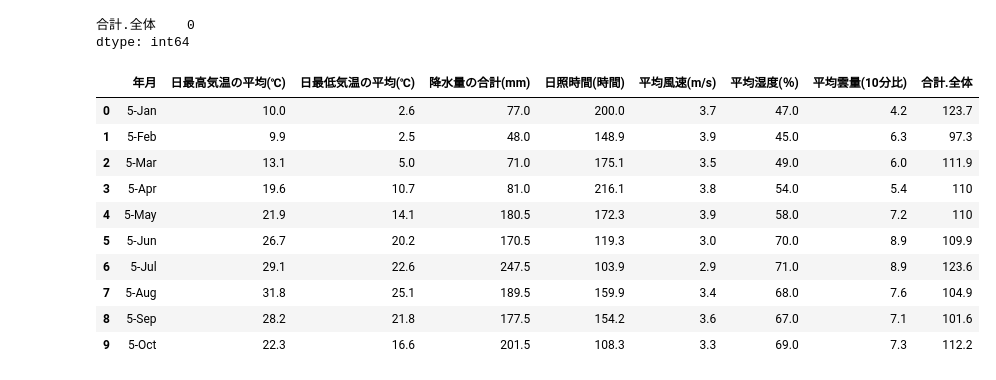
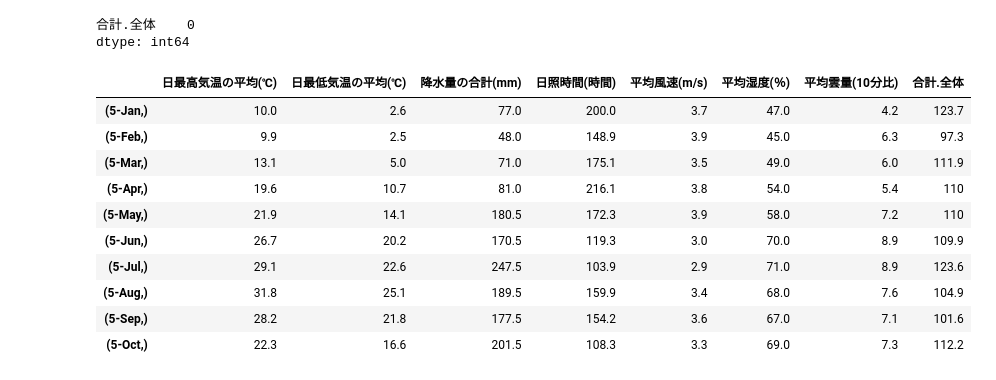
Before and after one commit to Udon-datascience/opendata_analysis, a Jupyter notebook: correl_clothes/correl_clothes.ipynb, the cells around one changed output. Saved outputs shown, nothing was run; the diff lists cells and outputs as text; code cells hidden in the pictures.

```diff
--- a/correl_clothes/correl_clothes.ipynb
+++ b/correl_clothes/correl_clothes.ipynb
@@ -26,13 +27,11 @@ Please update conda by running
     $ conda update -n base -c defaults conda
 # %%
 #データの読み込み
-
 df_x = pd.read_csv(r'C:\Users\natsu\myworks_for_GitHub\Python-machine-learning-study-log\opendata_analysis\datafiles\crimate_data.csv',encoding="cp932")
-df_t = pd.read_excel(r'C:\Users\natsu\myworks_for_GitHub\Python-machine-learning-study-log\opendata_analysis\datafiles\sales.xlsx')
-
+df_y = pd.read_excel(r'C:\Users\natsu\myworks_for_GitHub\Python-machine-learning-study-log\opendata_analysis\datafiles\sales.xlsx')
 
 display(df_x.head(7))
-display(df_t.head(7))
+display(df_y.head(7))
 # %% [output]
 |  | 年月 | 日最高気温の平均(℃) | 日最高気温の平均(℃).1 | 日最高気温の平均(℃).2 | 日最低気温の平均(℃) | 日最低気温の平均(℃).1 | 日最低気温の平均(℃).2 | ... |
 | 0 | NaN | NaN | 品質情報 | 均質番号 | NaN | 品質情報 | 均質番号 | ... |
@@ -139,9 +138,9 @@ display(df_x2.tail(10))
 #説明変数データの前処理
 # %%
 #説明変数の不要な行・列の削除
-#df_t2をデータ分析用のデータフレームとする
+#df_y2をデータ分析用のデータフレームとする
 
-df_t.columns=[
+df_y.columns=[
     '年月',
     '合計.全体','百貨店.全体','スーパー.全体',
     '合計.衣料品','百貨店.衣料品','スーパー.衣料品',
@@ -151,7 +150,7 @@ df_t.columns=[
 ]
 
 
-df_t2=df_t.copy()
+df_y2=df_y.copy()
 
 to_drop_t=['百貨店.全体','スーパー.全体',
     '合計.衣料品','百貨店.衣料品','スーパー.衣料品',
@@ -159,11 +158,11 @@ to_drop_t=['百貨店.全体','スーパー.全体',
     '合計.その他','百貨店.その他','スーパー.その他',
     'Month','Year'
 ]
-df_t2=df_t2.drop(to_drop_t,axis=1)
-df_t2=df_t2.drop(index=range(0,5),axis=0)
+df_y2=df_y2.drop(to_drop_t,axis=1)
+df_y2=df_y2.drop(index=range(0,5),axis=0)
 
-display(df_t2.head(10))
-display(df_t2.tail(10))
+display(df_y2.head(10))
+display(df_y2.tail(10))
 # %% [output]
 |  | 年月 | 合計.全体 |
 | 5 | 2005年1月 | 123.7 |
@@ -202,9 +201,9 @@ print(df_x2.shape)
 (256, 8)
 # %%
 #不要な行列の削除、欠損値の確認
-df_t2=df_t2.drop(columns=['年月'],axis=1)
+df_y2=df_y2.drop(columns=['年月'],axis=1)
 display(df_x2.isnull().sum())
-display(df_t2.isnull().sum())
+display(df_y2.isnull().sum())
 # %% [output]
 年月             0
 日最高気温の平均(℃)    0
@@ -220,22 +219,24 @@ dtype: int64
 # %%
 #データ分析用の、k,tを連結したデータフレーム df3の作成
 df_x2 = df_x2.reset_index(drop=True)
-df_t2 = df_t2.reset_index(drop=True)
+df_y2 = df_y2.reset_index(drop=True)
 
-df3 = pd.concat([df_x2, df_t2], axis=1)
-df3=pd.concat([df_x2,df_t2],axis=1)
+df3 = pd.concat([df_x2, df_y2], axis=1)
+df3=pd.concat([df_x2,df_y2],axis=1)
+df3.index=df3[['年月']]
+df3=df3.drop(columns=['年月'],axis=1)
 display(df3.head(10))
 # %% [output]
-|  | 年月 | 日最高気温の平均(℃) | 日最低気温の平均(℃) | 降水量の合計(mm) | 日照時間(時間) | 平均風速(m/s) | 平均湿度(％) | 平均雲量(10分比) | 合計.全体 |
-| 0 | 5-Jan | 10.0 | 2.6 | 77.0 | 200.0 | 3.7 | 47.0 | 4.2 | 123.7 |
-| 1 | 5-Feb | 9.9 | 2.5 | 48.0 | 148.9 | 3.9 | 45.0 | 6.3 | 97.3 |
-| 2 | 5-Mar | 13.1 | 5.0 | 71.0 | 175.1 | 3.5 | 49.0 | 6.0 | 111.9 |
-| 3 | 5-Apr | 19.6 | 10.7 | 81.0 | 216.1 | 3.8 | 54.0 | 5.4 | 110 |
-| 4 | 5-May | 21.9 | 14.1 | 180.5 | 172.3 | 3.9 | 58.0 | 7.2 | 110 |
-| 5 | 5-Jun | 26.7 | 20.2 | 170.5 | 119.3 | 3.0 | 70.0 | 8.9 | 109.9 |
-| 6 | 5-Jul | 29.1 | 22.6 | 247.5 | 103.9 | 2.9 | 71.0 | 8.9 | 123.6 |
-| 7 | 5-Aug | 31.8 | 25.1 | 189.5 | 159.9 | 3.4 | 68.0 | 7.6 | 104.9 |
-| 8 | 5-Sep | 28.2 | 21.8 | 177.5 | 154.2 | 3.6 | 67.0 | 7.1 | 101.6 |
-| 9 | 5-Oct | 22.3 | 16.6 | 201.5 | 108.3 | 3.3 | 69.0 | 7.3 | 112.2 |
+|  | 日最高気温の平均(℃) | 日最低気温の平均(℃) | 降水量の合計(mm) | 日照時間(時間) | 平均風速(m/s) | 平均湿度(％) | 平均雲量(10分比) | 合計.全体 |
+| (5-Jan,) | 10.0 | 2.6 | 77.0 | 200.0 | 3.7 | 47.0 | 4.2 | 123.7 |
+| (5-Feb,) | 9.9 | 2.5 | 48.0 | 148.9 | 3.9 | 45.0 | 6.3 | 97.3 |
+| (5-Mar,) | 13.1 | 5.0 | 71.0 | 175.1 | 3.5 | 49.0 | 6.0 | 111.9 |
+| (5-Apr,) | 19.6 | 10.7 | 81.0 | 216.1 | 3.8 | 54.0 | 5.4 | 110 |
+| (5-May,) | 21.9 | 14.1 | 180.5 | 172.3 | 3.9 | 58.0 | 7.2 | 110 |
+| (5-Jun,) | 26.7 | 20.2 | 170.5 | 119.3 | 3.0 | 70.0 | 8.9 | 109.9 |
+| (5-Jul,) | 29.1 | 22.6 | 247.5 | 103.9 | 2.9 | 71.0 | 8.9 | 123.6 |
+| (5-Aug,) | 31.8 | 25.1 | 189.5 | 159.9 | 3.4 | 68.0 | 7.6 | 104.9 |
+| (5-Sep,) | 28.2 | 21.8 | 177.5 | 154.2 | 3.6 | 67.0 | 7.1 | 101.6 |
+| (5-Oct,) | 22.3 | 16.6 | 201.5 | 108.3 | 3.3 | 69.0 | 7.3 | 112.2 |
 # %%
 #重回帰分析の目的変数、説明変数の定義
```
Also changed, not shown: parts of 9 cells of this notebook.
